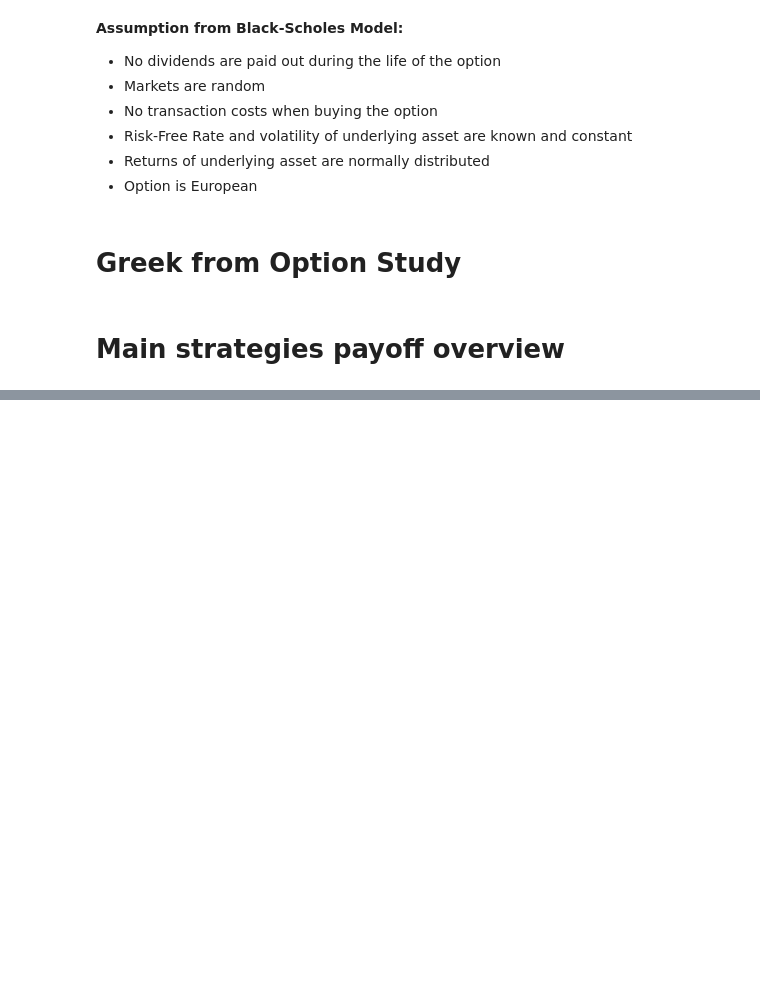
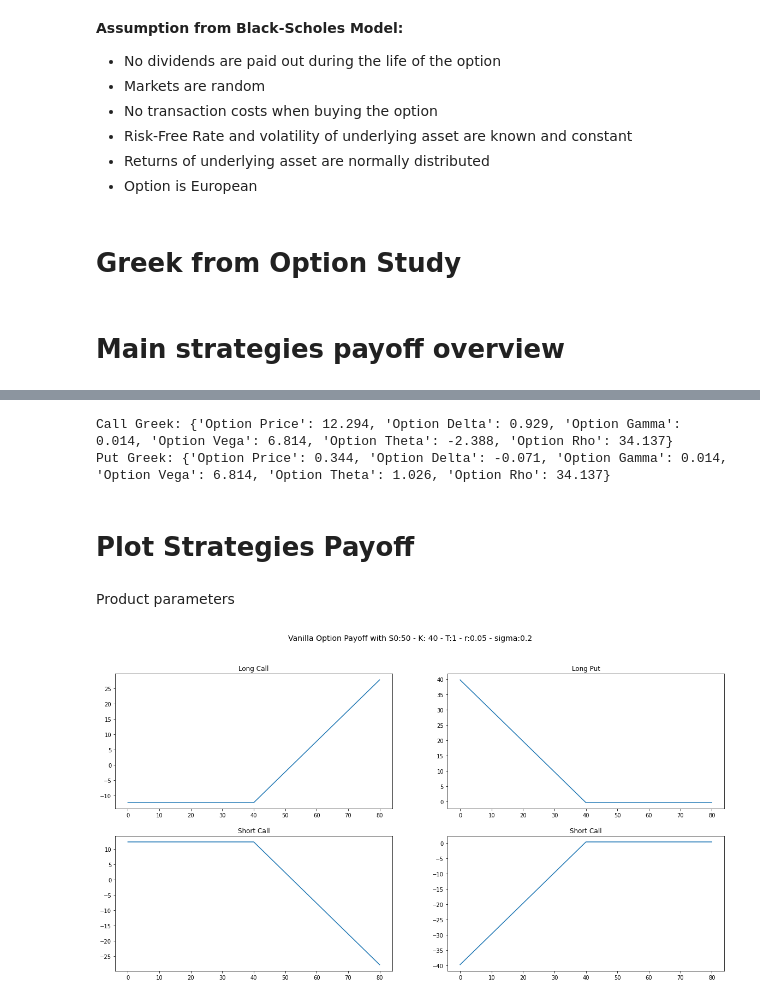
Before and after one commit to victor-espuna/financeProject, a Jupyter notebook: black-scholes-complete-study.ipynb, the cells around one changed output, grey strips where cells are left out. Drawn from its saved outputs; the diff is of its cells as text; code cells hidden in the pictures; blank space fills up the shorter version.

```diff
--- a/black-scholes-complete-study.ipynb
+++ b/black-scholes-complete-study.ipynb
@@ -12,3 +15,13 @@ N = norm.cdf
+# %%
+class Option:
+
+    def __init__(self, spot: float, strike: float, maturity: float, risk_free_rate: float, dividend: float, volatility: float):
+        self.spot = spot
+        self.strike = strike
+        self.mat = maturity
+        self.rate = risk_free_rate
+        self.div = dividend
+        self.vol = volatility
 # %% [markdown]
 # Option Pricing with Black-Scholes Model
 # %% [markdown]
@@ -20,32 +33,27 @@ N = norm.cdf
 * Returns of underlying asset are normally distributed
 * Option is European
 # %%
-class BS_Option_Pricing:
+class BS_Option_Pricing(Option):
 
     def __init__(self, spot, strike, maturity, rate, vol, dividend: float = None):
-        self.spot = spot
-        self.strike = strike
-        self.maturity = maturity
-        self.rate = rate
-        self.vol = vol
-        self.div = dividend
+        Option.__init__(self, spot, strike, maturity, rate, dividend, vol)
 
     def d1(self, add_vol: int = None):
         vol = add_vol if add_vol else self.vol
-        return (np.log((np.exp(-self.div * self.maturity) if self.div else 1) * self.spot / self.strike)
-                + (self.rate + vol ** 2 / 2) * self.maturity) / (vol * np.sqrt(self.maturity))
+        return (np.log((np.exp(-self.div * self.mat) if self.div else 1) * self.spot / self.strike)
+                + (self.rate + vol ** 2 / 2) * self.mat) / (vol * np.sqrt(self.mat))
 
     def d2(self, add_vol: int = None):
         vol = add_vol if add_vol else self.vol
-        return self.d1() - vol * np.sqrt(self.maturity)
+        return self.d1() - vol * np.sqrt(self.mat)
 
     def call_price(self, add_vol: int = None):
-        return self.spot * norm.cdf(self.d1(add_vol)) * (np.exp(- self.div * self.maturity) if self.div else 1) - \
-               self.strike * np.exp(-self.rate * self.maturity) * norm.cdf(self.d2(add_vol))
+        return self.spot * norm.cdf(self.d1(add_vol)) * (np.exp(- self.div * self.mat) if self.div else 1) - \
+               self.strike * np.exp(-self.rate * self.mat) * norm.cdf(self.d2(add_vol))
 
     def put_price(self, add_vol: int = None):
-        return self.strike * np.exp(-self.rate * self.maturity) * norm.cdf(-self.d2(add_vol)) - self.spot * norm.cdf(
-            -self.d1(add_vol) * (np.exp(- self.div * self.maturity) if self.div else 1))
+        return self.strike * np.exp(-self.rate * self.mat) * norm.cdf(-self.d2(add_vol)) - self.spot * norm.cdf(
+            -self.d1(add_vol) * (np.exp(- self.div * self.mat) if self.div else 1))
 
     def call_implied_vol(self, target_price: int, tol: int = .001):
         sigma = tol
@@ -180,0 +194,19 @@ class Strategies_payoffs(BS_Option_Pricing):
+# %%
+derivatives = Greek(50, 40, 1, 0.05, 0.2, 0)
+print(f"Call Greek: {derivatives.get_details('call')}")
+print(f"Put Greek: {derivatives.get_details('put')}")
+# %% [output]
+Call Greek: {'Option Price': 12.294, 'Option Delta': 0.929, 'Option Gamma': 0.014, 'Option Vega': 6.814, 'Option Theta': -2.388, 'Option Rho': 34.137}
+Put Greek: {'Option Price': 0.344, 'Option Delta': -0.071, 'Option Gamma': 0.014, 'Option Vega': 6.814, 'Option Theta': 1.026, 'Option Rho': 34.137}
+# %% [markdown]
+# **Plot Strategies Payoff**
+# %% [markdown]
+Product parameters
+# %%
+arr = np.linspace(0, 80, 1000)
+#market_param = ["Spot" "Strike", "Maturity", "Rate", "Volatility", "dividend"]
+market_param = [50, 40, 1, 0.05, 0.2, 0]
+market_param2 = [50, 47.5, 1, 0.05, 0.2, 0]
+market_param3 = [50, 52.5, 1, 0.05, 0.2, 0]
+market_param4 = [50, 60, 1, 0.05, 0.2, 0]
+market_param5 = [50, 55, 1, 0.05, 0.2, 0]
@@ -180,0 +273,4 @@ class Strategies_payoffs(BS_Option_Pricing):
+# %%
+plot_vanilla(arr, market_param)
+# %% [output]
+[figure, added]
```
Also changed, not shown: parts of 12 cells of this notebook.
